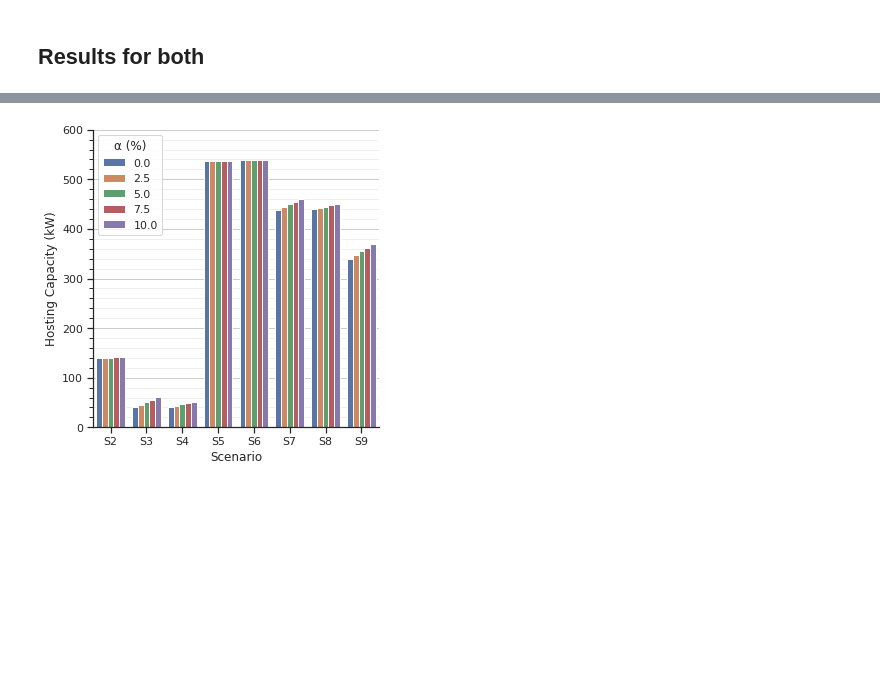
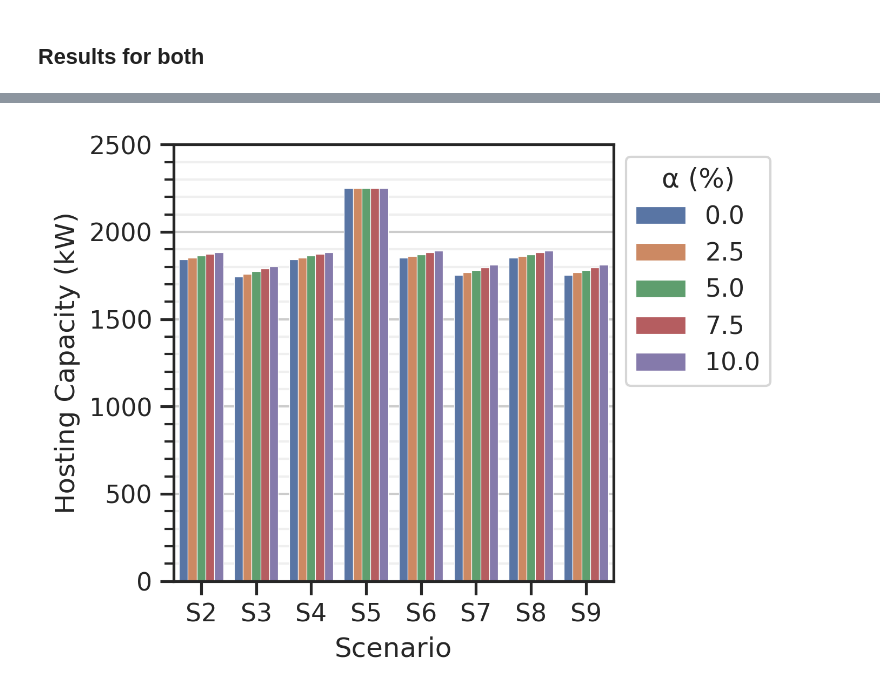
Before and after one commit to felipemarkson/Monteiro2022Results, a Jupyter notebook: results.ipynb, the cells around one changed output, grey strips where cells are left out. Saved outputs shown, nothing was run; the diff lists cells and outputs as text; code cells hidden in the pictures; blank space fills up the shorter version.

Commit message:
Adding DG graphs and improvements

```diff
--- a/results.ipynb
+++ b/results.ipynb
@@ -28,0 +83,10 @@ both.describe()
+# %%
+dg = pd.read_csv('results/results_dg.csv')
+dg = dg[(dg["Scenario"] != "S1") & (dg["der"]!=1)]
+dg["alpha"] = dg["alpha"]*100
+dg["P"] = dg["P"]*1000
+dg["Q"] = dg["Q"]*1000
+dg["HC"] = dg["HC"]*1000
+dg.head()
+scenarios = sorted(list(set(dg["Scenario"])))
+dg.describe()
@@ -29,16 +103,17 @@ both.describe()
 # %%
-sns.catplot(
-    data=both, kind="bar",
-    x="Scenario", y="HC", hue="alpha", legend=False,
+fig, ax = plt.subplots(figsize=(3.5,3.5), dpi=300)
+sns.barplot(
+    data=dg,
+    x="Scenario", y="HC", hue="alpha",ax=ax, ci=None, linewidth=0.3
 )
 plt.minorticks_on()
 plt.grid(True, axis='y', which='major')
 plt.grid(True, axis='y', which='minor', alpha=0.3)
 plt.tick_params(axis='x', which='minor', bottom=False)
-plt.ylim(0,600)
+plt.ylim(0,2500)
 plt.ylabel("Hosting Capacity (kW)")
-plt.legend(loc='upper left', title="α (%)", ncol=1)
+plt.legend(loc='center left', title="α (%)", ncol=1, bbox_to_anchor=(1, 0.71))
 plt.show()
 # %% [output]
-[figure, old version]
+[figure, new version]
 # %%
```
Also changed, not shown: parts of 7 cells of this notebook.
